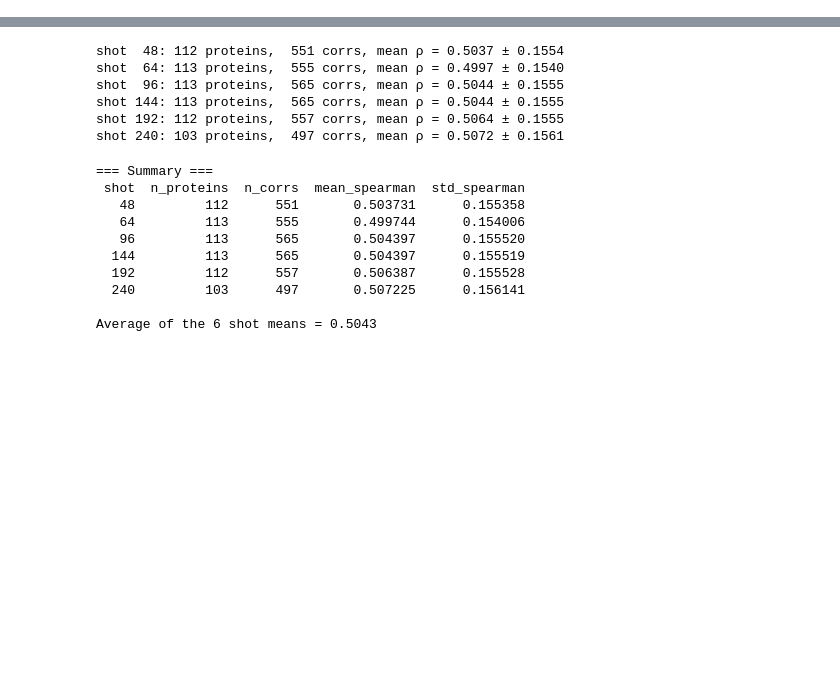
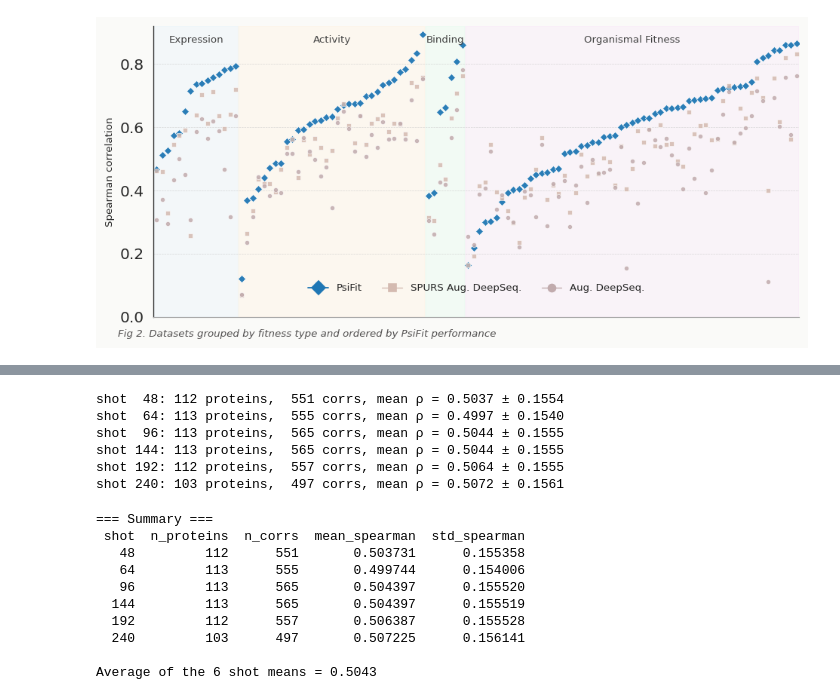
Before and after one commit to Sqingshannon/Fine-tune_plm, a Jupyter notebook: different_shot_performance.ipynb, the cells around one changed output, grey strips where cells are left out. Saved outputs shown, nothing was run; the diff lists cells and outputs as text; code cells hidden in the pictures; blank space fills up the shorter version.

```diff
--- a/different_shot_performance.ipynb
+++ b/different_shot_performance.ipynb
@@ -90 +103,3 @@ results_df.dropna().mean()
 dtype: float64
+# %%
+deep_seq = pd.read_excel("SPURS_SourceData.xlsx", sheet_name="fig4cd")
@@ -90,0 +122,3 @@ dtype: float64
+# %%
+res = results_df.copy().reset_index().rename(columns={"index": "dataset"})
+res = res.merge(deep_seq, left_on="dataset", right_on="protein", how="left")
@@ -90,0 +291,12 @@ dtype: float64
+# %%
+scatter_col_map = {
+    "augmented model":       "Aug. DeepSeq.",
+    "SPURS-augmented model": "SPURS Aug. DeepSeq.",
+    240:                     "PsiFit",
+}
+
+model_style = {
+    "PsiFit":        {"color": C_PSIFIT, "marker": "D", "s": 18, "lw": 1.1, "alpha": 0.95},
+    "SPURS Aug. DeepSeq.": {"color": C_AUG,    "marker": "s", "s": 14, "lw": 0.8,  "alpha": 0.85},
+    "Aug. DeepSeq.":       {"color": C_ESM,    "marker": "o", "s": 14, "lw": 0.8,  "alpha": 0.85},
+}
@@ -90,0 +404,75 @@ dtype: float64
+# %%
+# ====================== Plot ======================
+# sns.set_style("white")
+
+fig, ax = plt.subplots(figsize=(8, 4))
+
+fig.patch.set_facecolor("#FAFAF8")
+ax.set_facecolor("#FAFAF8")
+
+# Category background bands + labels
+for cat in CAT_ORDER:
+    mask = plot_df["category"] == cat
+    if mask.any():
+        idx = x[mask.values]
+        xmin = idx.min() - 0.45
+        xmax = idx.max() + 0.45
+
+        ax.axvspan(xmin, xmax, color=CAT_COLORS[cat], alpha=0.45, zorder=0)
+
+        ax.text((xmin + xmax)/2, 0.97, cat,
+                ha="center", va="top",
+                fontsize=8,
+                fontweight="normal",
+                color="#444444",
+                transform=ax.get_xaxis_transform(),
+                zorder=10)
+
+# Lines + Markers
+for model, style in model_style.items():
+    y = plot_df[model].values
+    valid = ~np.isnan(y)
+    # ax.plot(x[valid], y[valid], color=style["color"], lw=style["lw"], alpha=0.6)
+    ax.scatter(x[valid], y[valid],
+               color=style["color"], marker=style["marker"],
+               s=style["s"], alpha=style["alpha"],
+               linewidths=0.4, edgecolor="white")
+CREAM = "#FFFFFF"
+
+sns.set_style("white")
+plt.rcParams["figure.facecolor"] = CREAM
+plt.rcParams["axes.facecolor"]   = CREAM
+
+# Formatting - Keep bottom spine (x-axis line)
+ax.set_xlim(-0.5, len(plot_df) - 0.5)
+ax.set_ylim(0.0, 0.92)
+ax.set_yticks([0.0, 0.2, 0.4, 0.6, 0.8])
+ax.set_ylabel("Spearman correlation", fontsize=8)
+ax.yaxis.grid(True, linestyle="--", linewidth=0.4, color="#CCCCCC", alpha=0.75)
+
+# Keep bottom line but remove top and right
+sns.despine(ax=ax, top=True, right=True, bottom=False)   # ← Changed here
+
+# Make bottom spine lighter
+ax.spines['bottom'].set_linewidth(0.7)
+ax.spines['bottom'].set_color("#AAAAAA")
+
+ax.set_xticks([])
+sns.despine(ax=ax, top=True, right=True, bottom=False)
+
+# Legend, labels, etc. (same as before)
+legend_elements = [
+    Line2D([0], [0], marker="D", color=C_PSIFIT, lw=1.1, ms=7.5, markerfacecolor=C_PSIFIT, label="PsiFit"),
+    Line2D([0], [0], marker="s", color=C_AUG,    lw=0.8, ms=6,   markerfacecolor=C_AUG,    label="SPURS Aug. DeepSeq."),
+    Line2D([0], [0], marker="o", color=C_ESM,    lw=0.8, ms=6,   markerfacecolor=C_ESM,    label="Aug. DeepSeq."),
+]
+ax.legend(handles=legend_elements, loc="lower center", bbox_to_anchor=(0.5, 0.05),
+          ncol=3, frameon=False, fontsize=8)
+
+# ax.text(-0.015, 1.06, "2", transform=ax.transAxes, fontsize=5, fontweight="bold")
+fig.text(0.3, 0.1, "Fig 2. Datasets grouped by fitness type and ordered by PsiFit performance",
+         ha="center", fontsize=8, color="#525050", style="italic")
+
+plt.tight_layout(rect=[0, 0.09, 1, 1])
+plt.show()
+# %% [output]
@@ -90,0 +496 @@ dtype: float64
+[figure, added]
```
Also changed, not shown: parts of 14 cells of this notebook, 2 other files.
